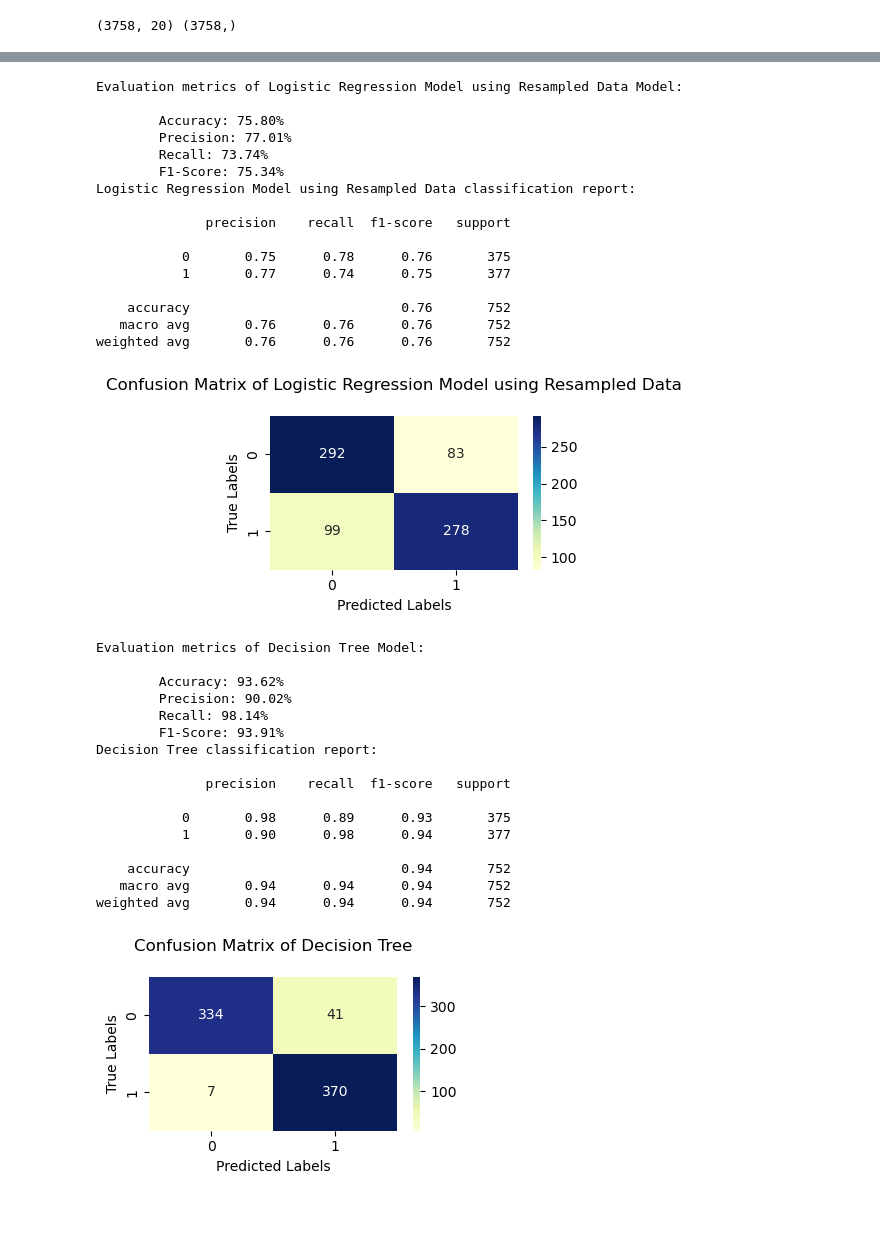
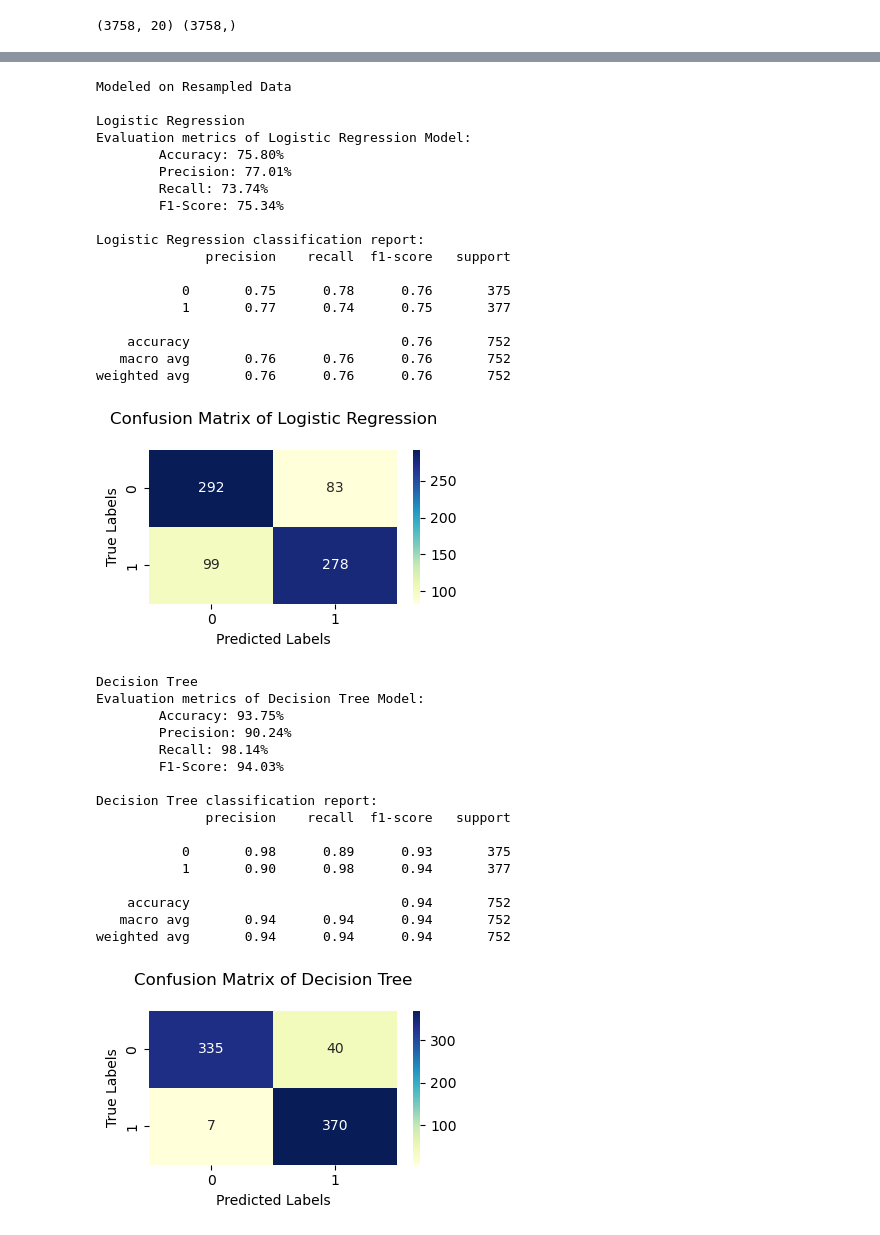
Before and after one commit to Kiran0R0Patil/exploratory-data-analysis-1, a Jupyter notebook: marketing_campaign_analysis.ipynb, the cells around one changed output, grey strips where cells are left out. Drawn from its saved outputs; the diff is of its cells as text; code cells hidden in the pictures.

Commit message:
Completed Modeling 100%

```diff
--- a/marketing_campaign_analysis.ipynb
+++ b/marketing_campaign_analysis.ipynb
@@ -1291,3 +1175,9 @@ Evaluation metrics of Decision Trees Model using Resampled Data:
+# %%
+# Split the resampled data into training and testing sets
+X_train_resampled, X_test, Y_train_resampled, Y_test = train_test_split(X_resampled,
+                                                                        y_resampled,
+                                                                        test_size=0.2,
+                                                                        random_state=42)
 # %%
 # Function to train, predict, and evaluate the model
 def train_evaluate_model(model, model_name, X_train, Y_train, X_test, Y_test):
@@ -1326,37 +1228,47 @@ def train_evaluate_model(model, model_name, X_train, Y_train, X_test, Y_test):
 # %%
-train_evaluate_model(lr_model, "Logistic Regression Model using Resampled Data",X_train_resampled, Y_train_resampled, X_test, Y_test)
+from tabulate import tabulate
+lr_model_R = LogisticRegression()
+dt_metrics_R = DecisionTreeClassifier()
+rf_metrics_R = RandomForestClassifier()
+gb_metrics_R = GradientBoostingClassifier(random_state=42)
 
-train_evaluate_model(dt_model, "Decision Tree", X_train_resampled, Y_train_resampled, X_test, Y_test)
-
-train_evaluate_model(rf_model, "Random Forest", X_train_resampled, Y_train_resampled, X_test, Y_test)
-
-train_evaluate_model(gb_model, "Gradient Boosting", X_train_resampled, Y_train_resampled, X_test, Y_test)
+print("\033[1mModeled on Resampled Data\033[0m\n")
+lr_metrics_R = train_evaluate_model(lr_model, "Logistic Regression",
+                                    X_train_resampled, Y_train_resampled, X_test, Y_test)
+dt_metrics_R = train_evaluate_model(dt_model, "Decision Tree",
+                                    X_train_resampled, Y_train_resampled, X_test, Y_test)
+rf_metrics_R = train_evaluate_model(rf_model, "Random Forest",
+                                    X_train_resampled, Y_train_resampled, X_test, Y_test)
+gb_metrics_R = train_evaluate_model(gb_model, "Gradient Boosting",
+                                    X_train_resampled, Y_train_resampled, X_test, Y_test)
 # %% [output]
-Evaluation metrics of Logistic Regression Model using Resampled Data Model:
+Modeled on Resampled Data
 
+Logistic Regression
+Evaluation metrics of Logistic Regression Model:
         Accuracy: 75.80%
         Precision: 77.01%
         Recall: 73.74%
         F1-Score: 75.34%
-Logistic Regression Model using Resampled Data classification report:
 
+Logistic Regression classification report:
               precision    recall  f1-score   support
 
            0       0.75      0.78      0.76       375
            1       0.77      0.74      0.75       377
 
     accuracy                           0.76       752
    macro avg       0.76      0.76      0.76       752
 weighted avg       0.76      0.76      0.76       752
-[figure, old version]
+[figure, new version]
+Decision Tree
 Evaluation metrics of Decision Tree Model:
+        Accuracy: 93.75%
+        Precision: 90.24%
+        Recall: 98.14%
+        F1-Score: 94.03%
 
-        Accuracy: 93.62%
-        Precision: 90.02%
-        Recall: 98.14%
-        F1-Score: 93.91%
 Decision Tree classification report:
-
               precision    recall  f1-score   support
 
            0       0.98      0.89      0.93       375
```
Also changed, not shown: parts of 40 cells of this notebook, 44 other files.
